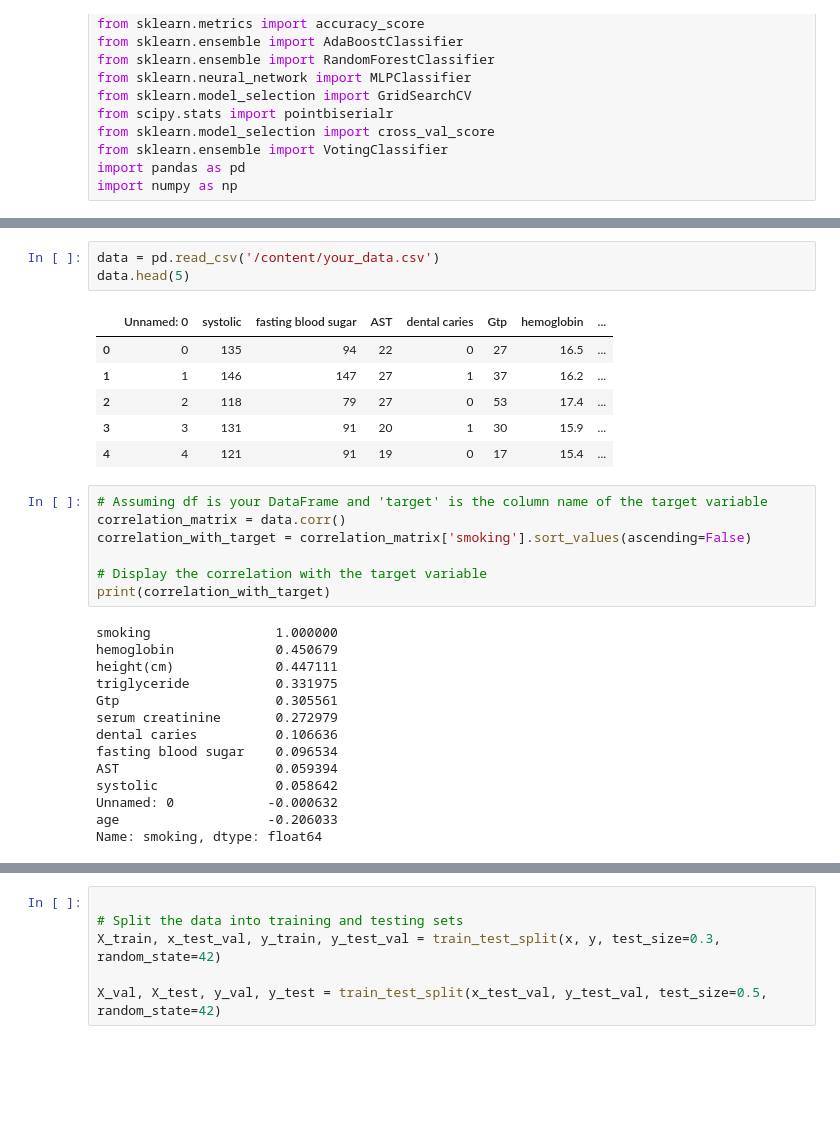
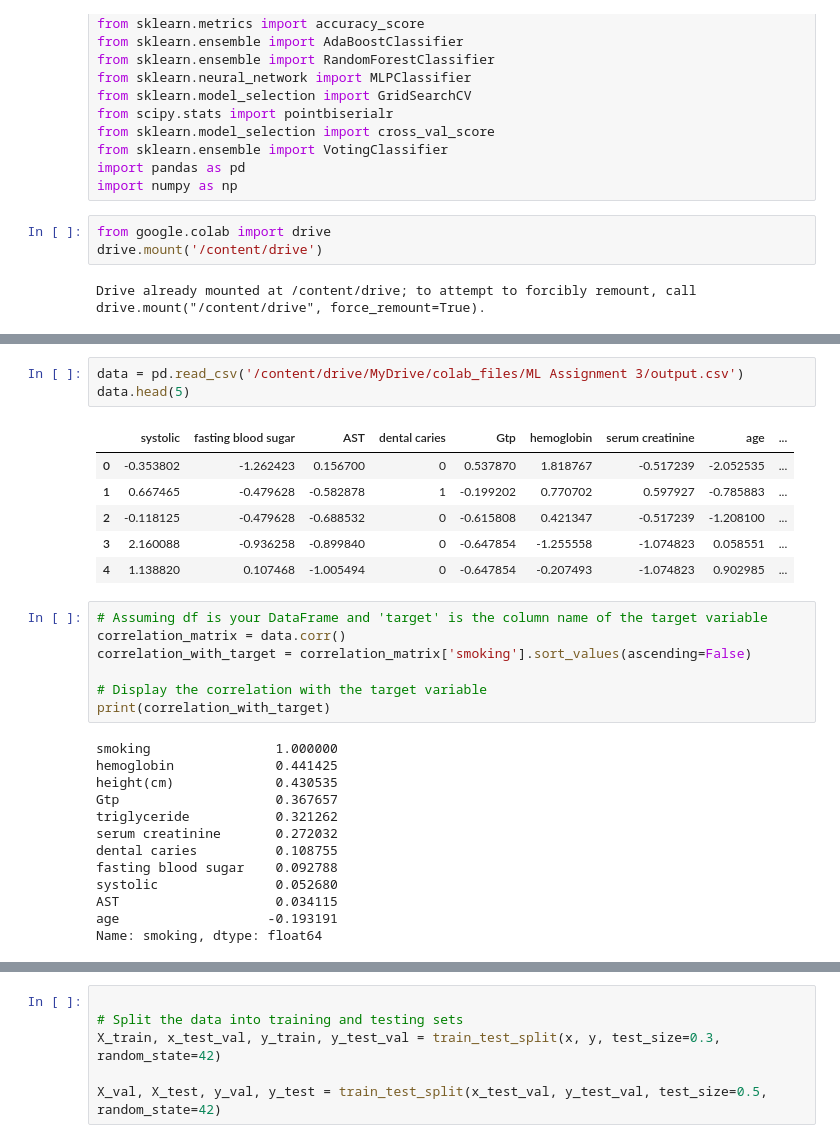
Before and after one commit to Asser146/ML-Assignments, a Jupyter notebook: Assignment3_Bagging_Boosting/Models.ipynb, the cells around one changed output, grey strips where cells are left out. Drawn from its saved outputs; the diff is of its cells as text; blank space fills up the shorter version.

```diff
--- a/Assignment3_Bagging_Boosting/Models.ipynb
+++ b/Assignment3_Bagging_Boosting/Models.ipynb
@@ -12,6 +14,11 @@ from sklearn.model_selection import cross_val_score
 from sklearn.ensemble import VotingClassifier
 import pandas as pd
 import numpy as np
+# %%
+from google.colab import drive
+drive.mount('/content/drive')
+# %% [output]
+Drive already mounted at /content/drive; to attempt to forcibly remount, call drive.mount("/content/drive", force_remount=True).
 # %%
 !pip install scikit-optimize
 from skopt import BayesSearchCV
@@ -29,15 +36,15 @@ Requirement already satisfied: threadpoolctl>=2.0.0 in /usr/local/lib/python3.10
 Installing collected packages: pyaml, scikit-optimize
 Successfully installed pyaml-23.9.7 scikit-optimize-0.9.0
 # %%
-data = pd.read_csv('/content/your_data.csv')
+data = pd.read_csv('/content/drive/MyDrive/colab_files/ML Assignment 3/output.csv')
 data.head(5)
 # %% [output]
-|  | Unnamed: 0 | systolic | fasting blood sugar | AST | dental caries | Gtp | hemoglobin | ... |
-| 0 | 0 | 135 | 94 | 22 | 0 | 27 | 16.5 | ... |
-| 1 | 1 | 146 | 147 | 27 | 1 | 37 | 16.2 | ... |
-| 2 | 2 | 118 | 79 | 27 | 0 | 53 | 17.4 | ... |
-| 3 | 3 | 131 | 91 | 20 | 1 | 30 | 15.9 | ... |
-| 4 | 4 | 121 | 91 | 19 | 0 | 17 | 15.4 | ... |
+|  | systolic | fasting blood sugar | AST | dental caries | Gtp | hemoglobin | serum creatinine | age | ... |
+| 0 | -0.353802 | -1.262423 | 0.156700 | 0 | 0.537870 | 1.818767 | -0.517239 | -2.052535 | ... |
+| 1 | 0.667465 | -0.479628 | -0.582878 | 1 | -0.199202 | 0.770702 | 0.597927 | -0.785883 | ... |
+| 2 | -0.118125 | -0.479628 | -0.688532 | 0 | -0.615808 | 0.421347 | -0.517239 | -1.208100 | ... |
+| 3 | 2.160088 | -0.936258 | -0.899840 | 0 | -0.647854 | -1.255558 | -1.074823 | 0.058551 | ... |
+| 4 | 1.138820 | 0.107468 | -1.005494 | 0 | -0.647854 | -0.207493 | -1.074823 | 0.902985 | ... |
 # %%
 # Assuming df is your DataFrame and 'target' is the column name of the target variable
 correlation_matrix = data.corr()
@@ -47,17 +54,16 @@ correlation_with_target = correlation_matrix['smoking'].sort_values(ascending=Fa
 print(correlation_with_target)
 # %% [output]
 smoking                1.000000
-hemoglobin             0.450679
-height(cm)             0.447111
-triglyceride           0.331975
-Gtp                    0.305561
-serum creatinine       0.272979
-dental caries          0.106636
-fasting blood sugar    0.096534
-AST                    0.059394
-systolic               0.058642
-Unnamed: 0            -0.000632
-age                   -0.206033
+hemoglobin             0.441425
+height(cm)             0.430535
+Gtp                    0.367657
+triglyceride           0.321262
+serum creatinine       0.272032
+dental caries          0.108755
+fasting blood sugar    0.092788
+systolic               0.052680
+AST                    0.034115
+age                   -0.193191
 Name: smoking, dtype: float64
 # %%
 threshold = 0.3
```
Also changed, not shown: parts of 10 cells of this notebook.
